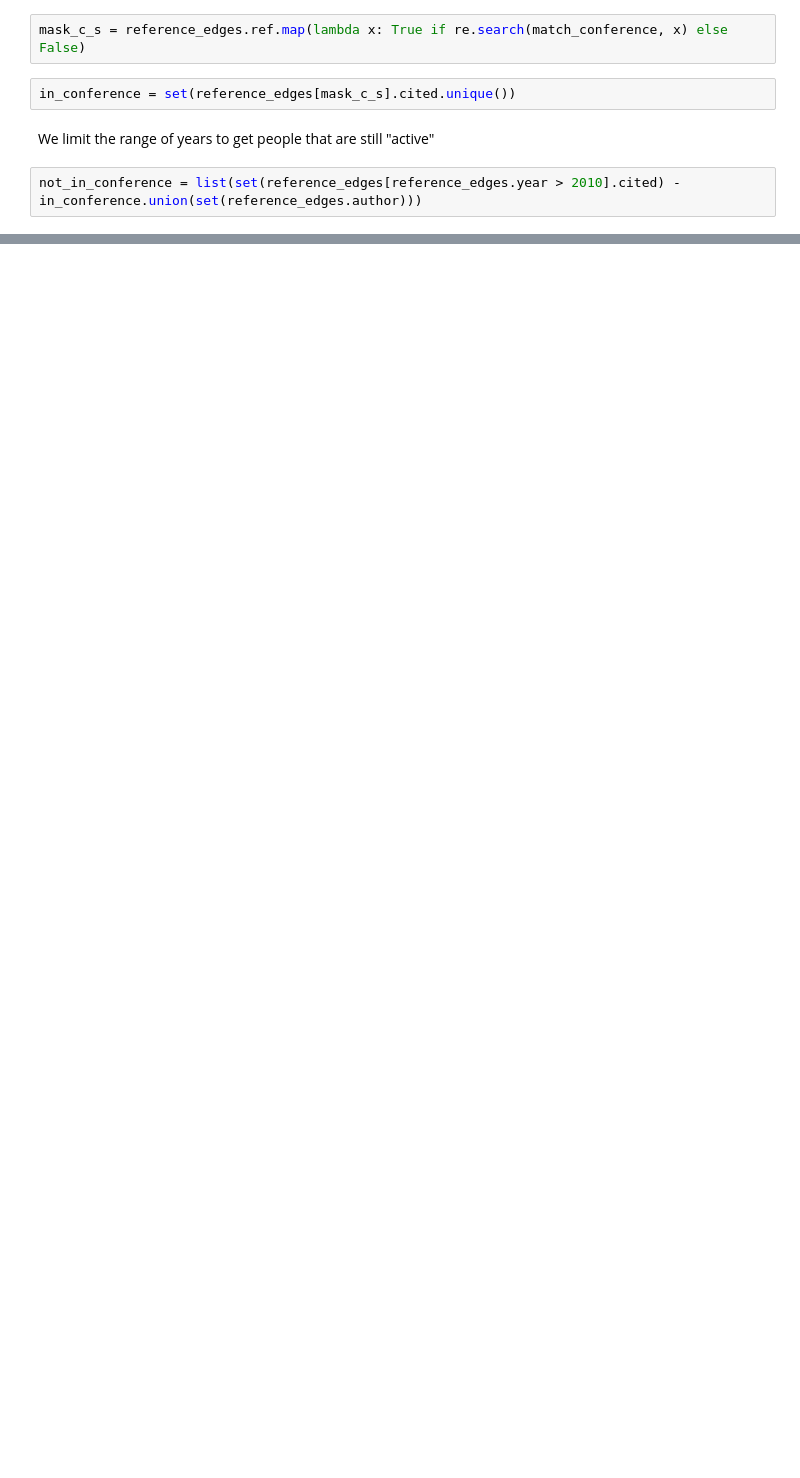
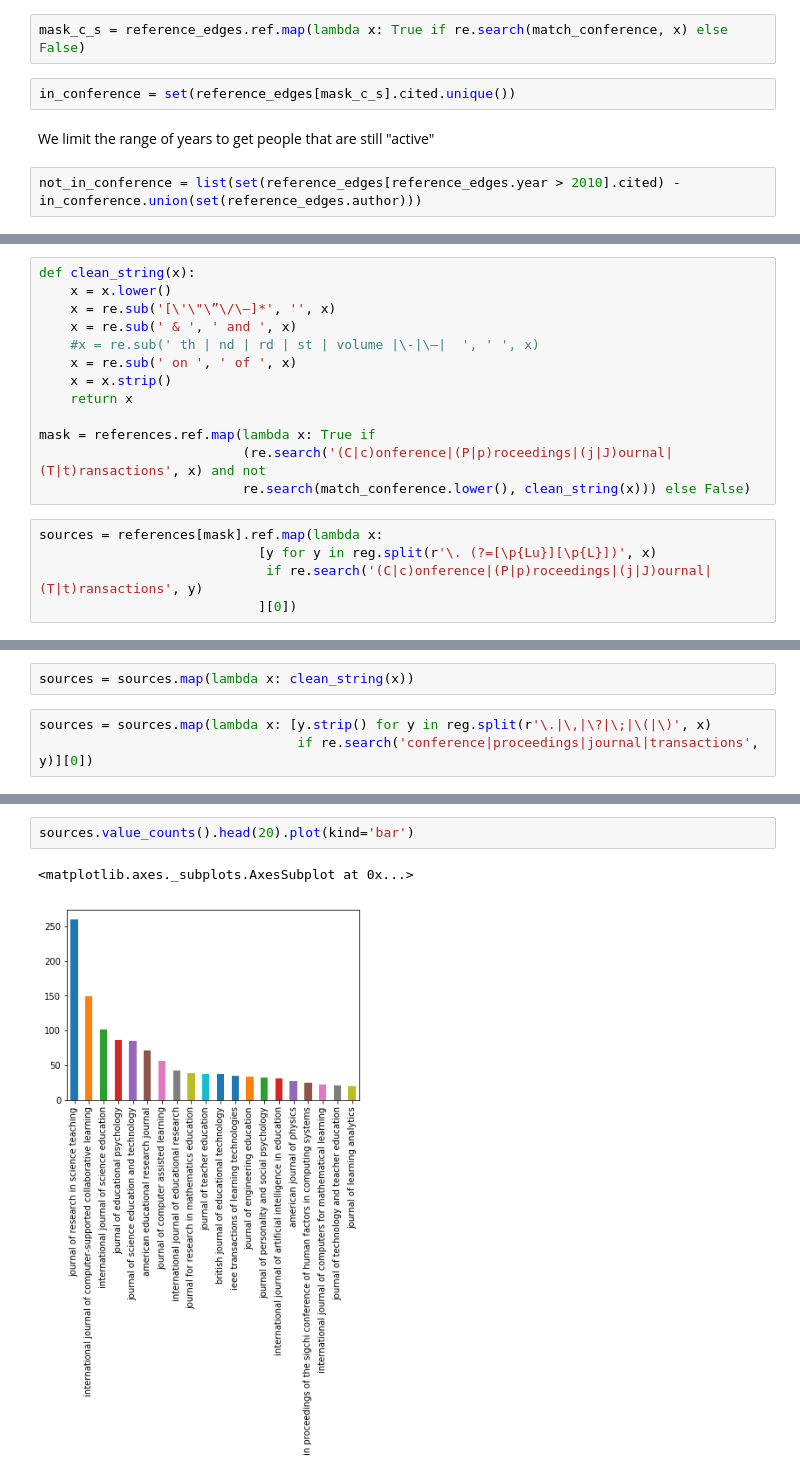
Before and after one commit to nourabassi/semester-project, a Jupyter notebook: Data exploration - References.ipynb, the cells around one changed output, grey strips where cells are left out. Drawn from its saved outputs; the diff is of its cells as text; blank space fills up the shorter version.

```diff
--- a/Data exploration - References.ipynb
+++ b/Data exploration - References.ipynb
@@ -189,0 +127,18 @@ reference_edges[(reference_edges.cited.isin(not_in_conference)) & (reference_edg
+# %%
+def clean_string(x):
+    x = x.lower()
+    x = re.sub('[\'\"\”\/\–]*', '', x)
+    x = re.sub(' & ', ' and ', x)
+    #x = re.sub(' th | nd | rd | st | volume |\-|\—|  ', ' ', x)
+    x = re.sub(' on ', ' of ', x)
+    x = x.strip()
+    return x
+
+mask = references.ref.map(lambda x: True if
+                          (re.search('(C|c)onference|(P|p)roceedings|(j|J)ournal|(T|t)ransactions', x) and not
+                          re.search(match_conference.lower(), clean_string(x))) else False)
+# %%
+sources = references[mask].ref.map(lambda x:
+                            [y for y in reg.split(r'\. (?=[\p{Lu}][\p{L}])', x)
+                             if re.search('(C|c)onference|(P|p)roceedings|(j|J)ournal|(T|t)ransactions', y)
+                            ][0])
@@ -189,0 +153,5 @@ reference_edges[(reference_edges.cited.isin(not_in_conference)) & (reference_edg
+# %%
+sources = sources.map(lambda x: clean_string(x))
+# %%
+sources = sources.map(lambda x: [y.strip() for y in reg.split(r'\.|\,|\?|\;|\(|\)', x)
+                                 if re.search('conference|proceedings|journal|transactions', y)][0])
@@ -189,0 +160,5 @@ reference_edges[(reference_edges.cited.isin(not_in_conference)) & (reference_edg
+# %%
+sources.value_counts().head(20).plot(kind='bar')
+# %% [output]
+<matplotlib.axes._subplots.AxesSubplot at 0x...>
+[figure, added]
```
Also changed, not shown: parts of 41 cells of this notebook, 8 other files.
